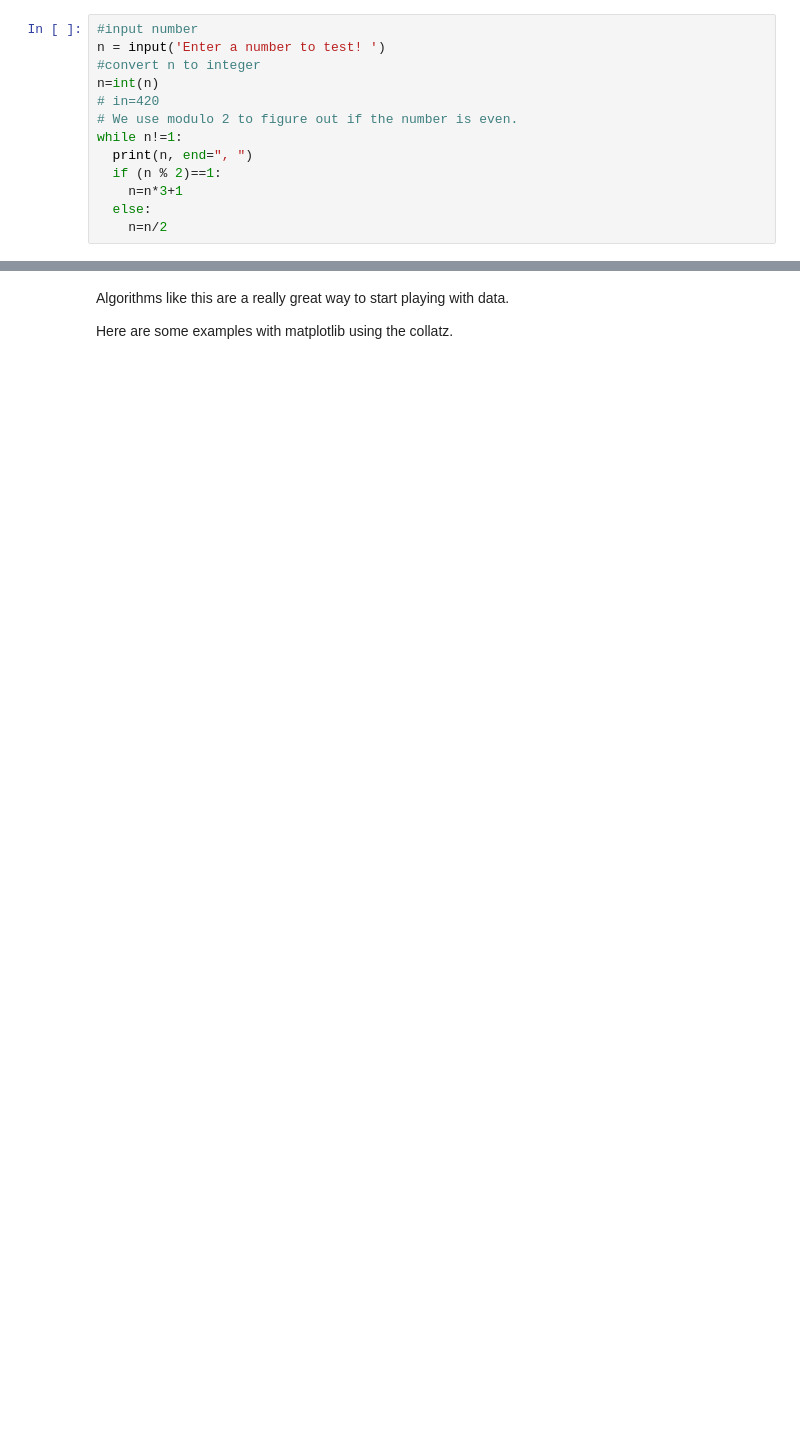
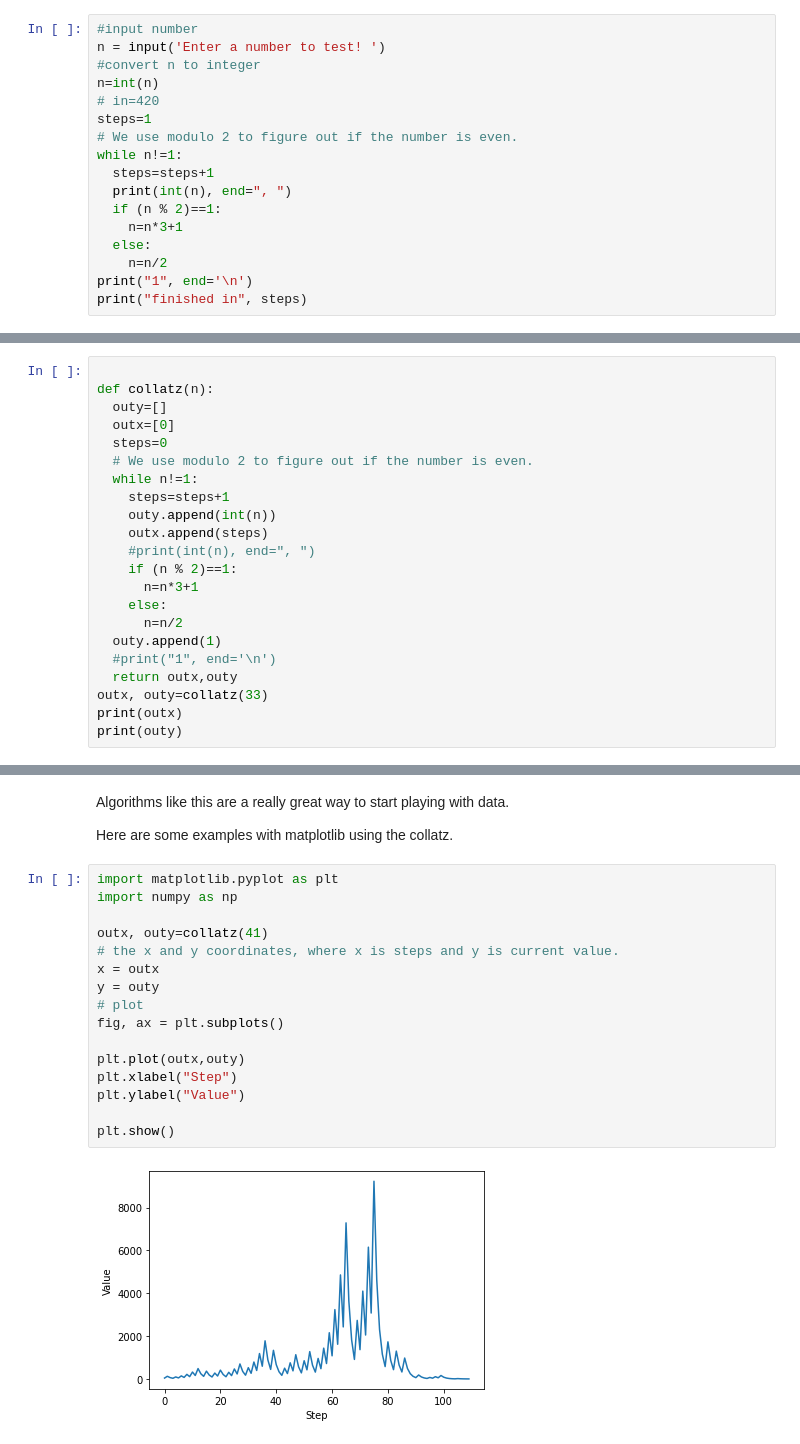
Before and after one commit to dillon101001/Interesting-scripts, a Jupyter notebook: The_collatz_conjecture.ipynb, the cells around one changed output, grey strips where cells are left out. Cells and saved outputs as stored; diff of their text form; blank space fills up the shorter version.

```diff
--- a/The_collatz_conjecture.ipynb
+++ b/The_collatz_conjecture.ipynb
@@ -12,11 +27,15 @@ n = input('Enter a number to test! ')
 #convert n to integer
 n=int(n)
 # in=420
+steps=1
 # We use modulo 2 to figure out if the number is even.
 while n!=1:
-  print(n, end=", ")
+  steps=steps+1
+  print(int(n), end=", ")
   if (n % 2)==1:
     n=n*3+1
   else:
     n=n/2
+print("1", end='\n')
+print("finished in", steps)
 # %% [output]
@@ -24,0 +45,22 @@ Enter a number to test! 4341234
+# %%
+
+def collatz(n):
+  outy=[]
+  outx=[0]
+  steps=0
+  # We use modulo 2 to figure out if the number is even.
+  while n!=1:
+    steps=steps+1
+    outy.append(int(n))
+    outx.append(steps)
+    #print(int(n), end=", ")
+    if (n % 2)==1:
+      n=n*3+1
+    else:
+      n=n/2
+  outy.append(1)
+  #print("1", end='\n')
+  return outx,outy
+outx, outy=collatz(33)
+print(outx)
+print(outy)
@@ -26,3 +75,21 @@ Enter a number to test! 4341234
 Algorithms like this are a really great way to start playing with data.
 
 Here are some examples with matplotlib using the collatz.
+# %%
+import matplotlib.pyplot as plt
+import numpy as np
+
+outx, outy=collatz(41)
+# the x and y coordinates, where x is steps and y is current value.
+x = outx
+y = outy
+# plot
+fig, ax = plt.subplots()
+
+plt.plot(outx,outy)
+plt.xlabel("Step")
+plt.ylabel("Value")
+
+plt.show()
+# %% [output]
+[figure, added]
```
Also changed, not shown: parts of 5 cells of this notebook.
